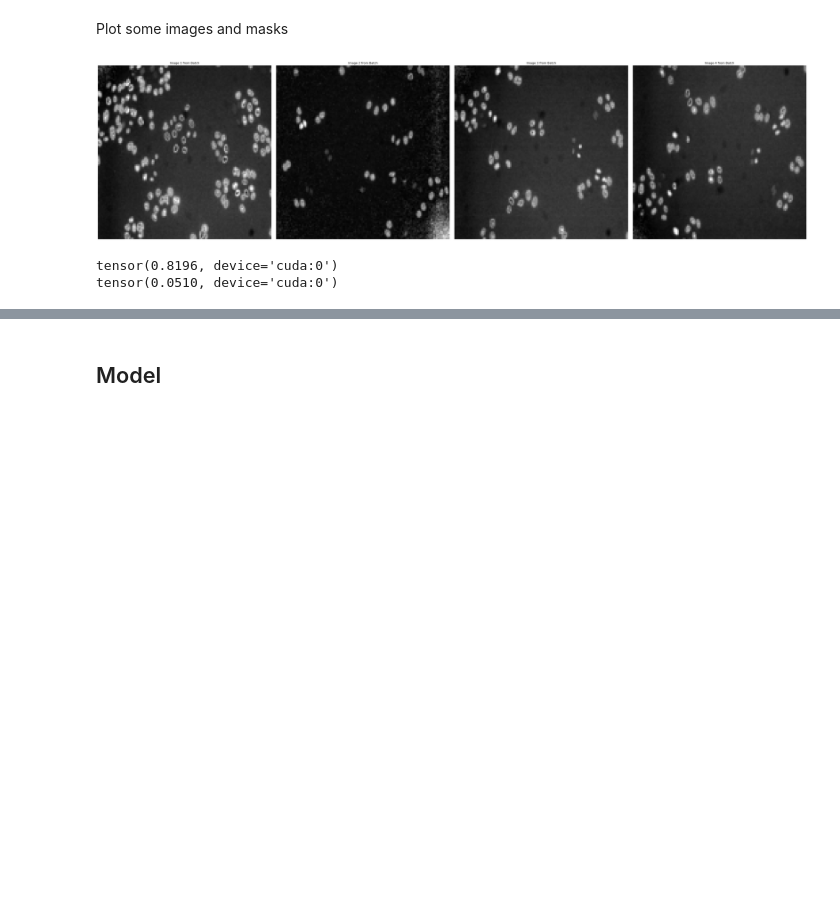
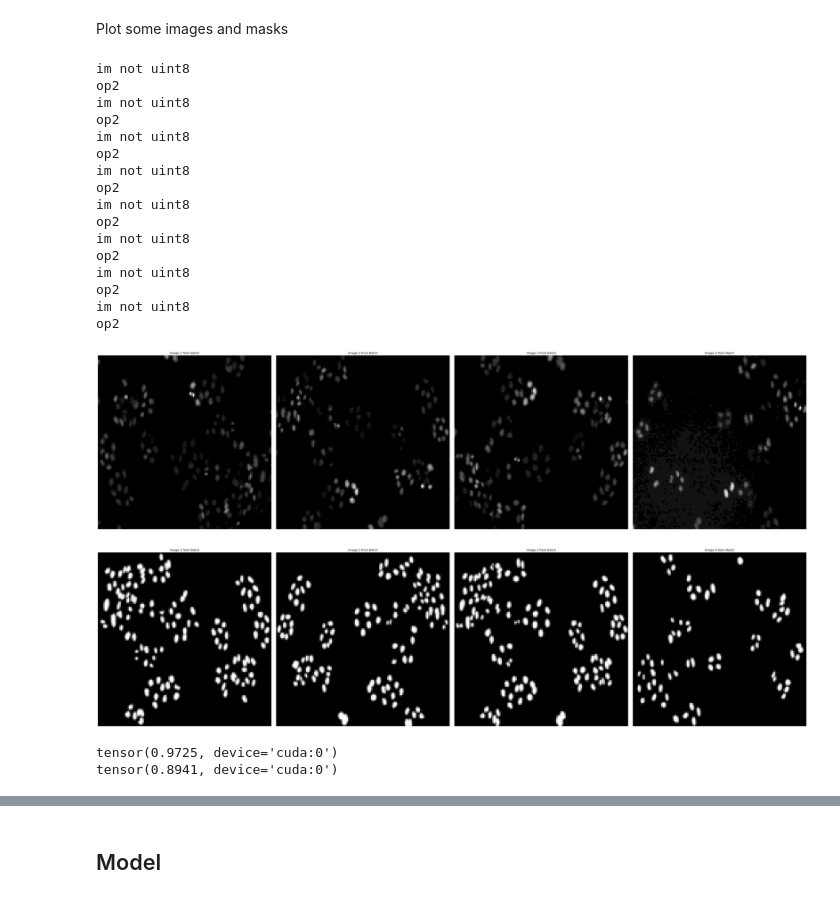
Before and after one commit to elonvg/Slot-Attention-Transformer, a Jupyter notebook: Notebook slotattn test.ipynb, the cells around one changed output, grey strips where cells are left out. Drawn from its saved outputs; the diff is of its cells as text; code cells hidden in the pictures; blank space fills up the shorter version.

Commit message:
Implemented image cropping

```diff
--- a/Notebook slotattn test.ipynb
+++ b/Notebook slotattn test.ipynb
@@ -118,15 +124,32 @@ Plot some images and masks
 # %%
 images, masks = next(iter(train_loader))
 images = images.to(DEVICE)
 
 num_imgs = 4
 
 show_images(images, num_imgs)
-# show_images(masks, num_imgs)
+show_images(masks, num_imgs)
 
 print(torch.max(images))
 print(torch.min(images))
 # %% [output]
+im not uint8
+op2
+im not uint8
+op2
+im not uint8
+op2
+im not uint8
+op2
+im not uint8
+op2
+im not uint8
+op2
+im not uint8
+op2
+im not uint8
+op2
-[figure, old version]
+[figure, new version]
-tensor(0.8196, device='cuda:0')
-tensor(0.0510, device='cuda:0')
+[figure, added]
+tensor(0.9725, device='cuda:0')
+tensor(0.8941, device='cuda:0')
```
Also changed, not shown: parts of 5 cells of this notebook, 3 other files.
